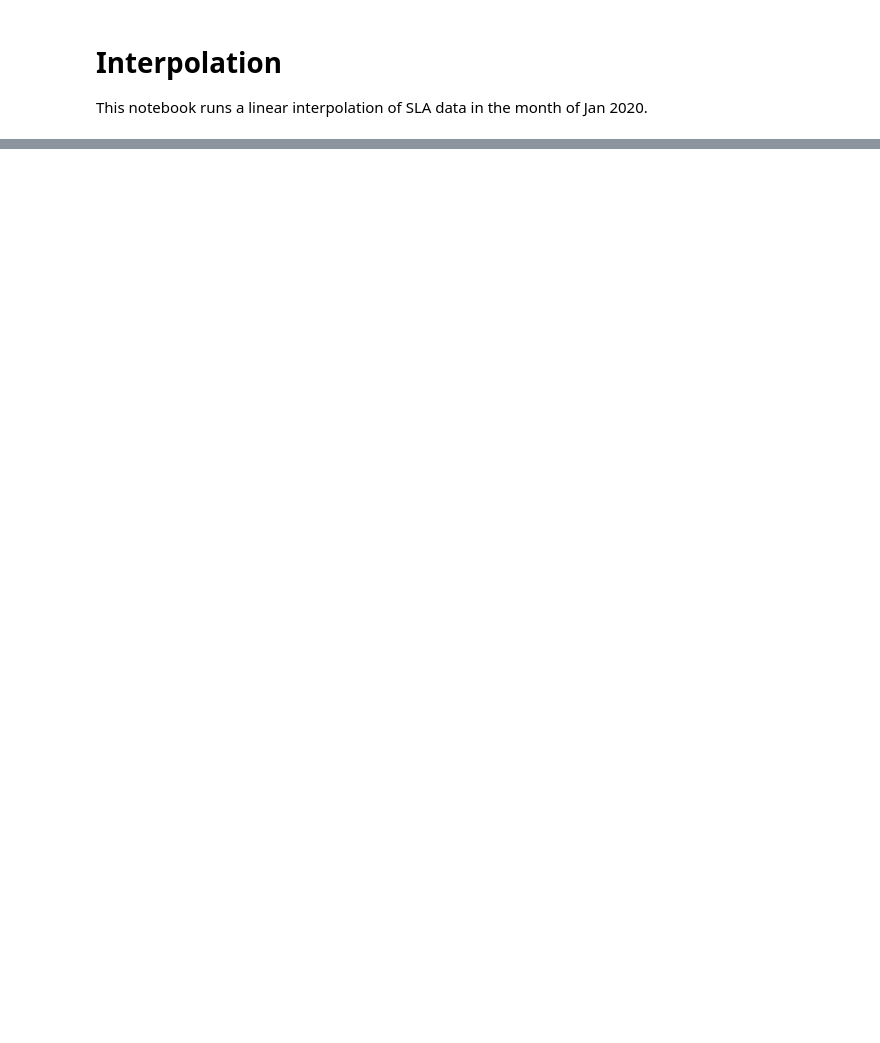
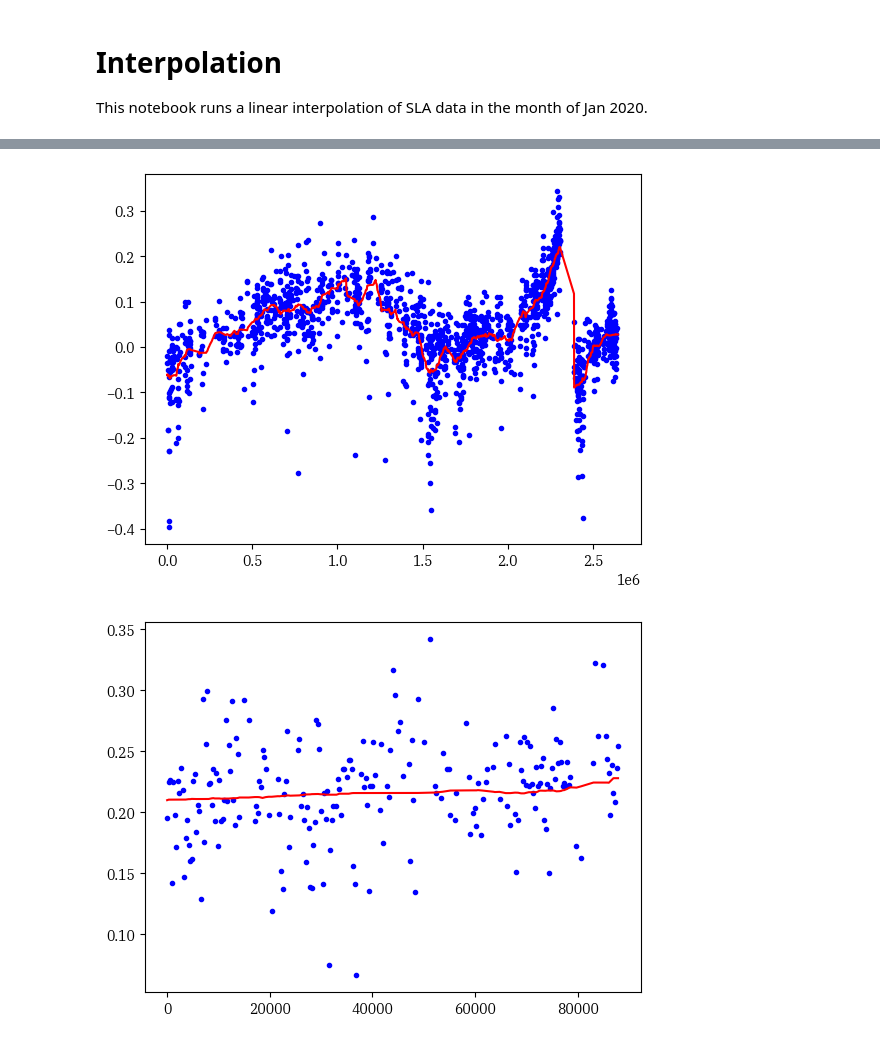
Before and after one commit to max-henderson404/geol0069_final_assignment, a Jupyter notebook: linear_gpsat_comp.ipynb, the cells around one changed output, grey strips where cells are left out. Saved outputs shown, nothing was run; the diff lists cells and outputs as text; code cells hidden in the pictures; blank space fills up the shorter version.

```diff
--- a/linear_gpsat_comp.ipynb
+++ b/linear_gpsat_comp.ipynb
@@ -7,3 +4,15 @@ import numpy as np
+# %%
+import pandas as pd
+import numpy as np
+
+import matplotlib.pyplot as plt
+import matplotlib.font_manager as fm
+
+font_path = "/home/mhen/.local/share/fonts/IBMPlexSerif-Regular.ttf"
+font_prop = fm.FontProperties(fname=font_path)
+
+plt.rcParams["font.family"] = font_prop.get_name()
+plt.rcParams["font.sans-serif"] = [font_prop.get_name()]
 # %%
 data_df = pd.read_csv('/home/mhen/geol0069_data/jan20.csv')
 # %%
@@ -163,0 +169,2 @@ def linear_interpolation(self, obs, lead_mask, train_leads=None, x_coords=None,
+# %%
+linear_df, linear_metrics_df = random_holdout_test(data_df)
@@ -163,0 +270,17 @@ def linear_interpolation(self, obs, lead_mask, train_leads=None, x_coords=None,
+# %%
+tracks = linear_df['track'].unique()
+
+for track in tracks[:10]:
+    track_df = linear_df.loc[linear_df['track']==track]
+
+    dist_along_track = track_df['dist_along_track']
+    z = track_df['z']
+    ssha = track_df['ssha']
+
+    plt.figure()
+    plt.plot(dist_along_track, z, 'b.')
+    plt.plot(dist_along_track, ssha, 'r-')
+    plt.show()
+# %% [output]
+[figure, added]
+[figure, added]
```
Also changed, not shown: parts of 8 cells of this notebook, 1 other file.
